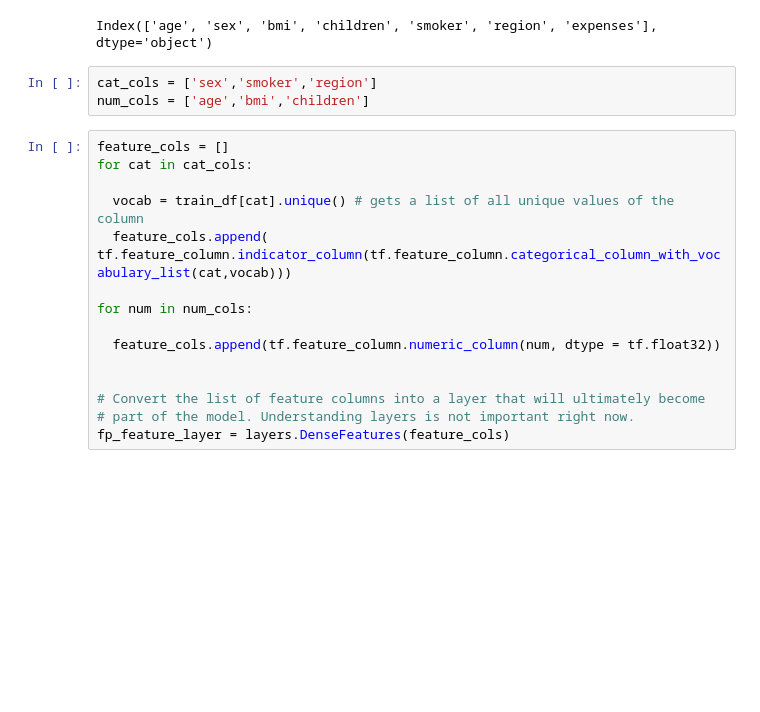
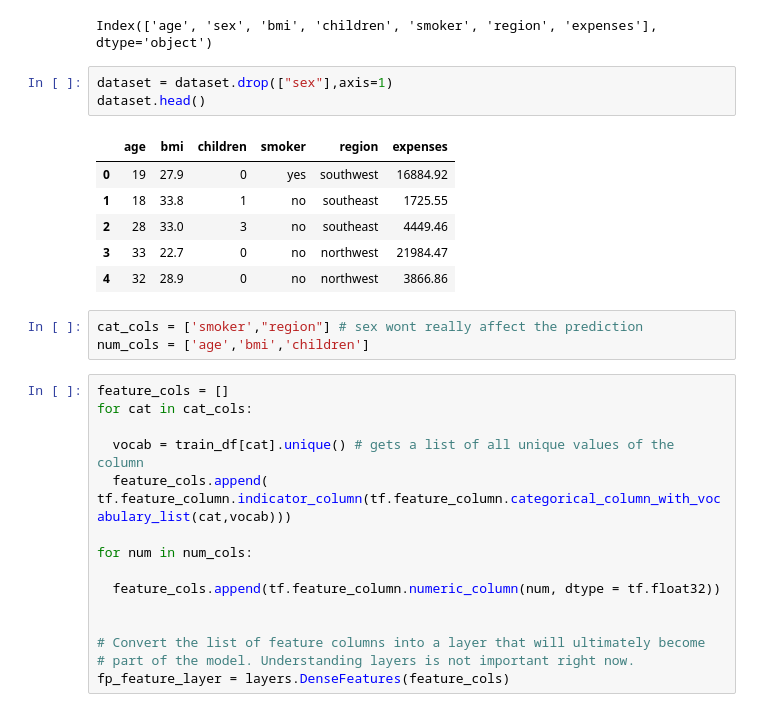
Before and after one commit to KeremAydin98/machine-learning-with-python-projects, a Jupyter notebook: predict_healthcare_costs.ipynb, the cells around one changed output. Drawn from its saved outputs; the diff is of its cells as text; blank space fills up the shorter version.

```diff
--- a/predict_healthcare_costs.ipynb
+++ b/predict_healthcare_costs.ipynb
@@ -54,8 +54,18 @@ train_df
 dataset.columns
 # %% [output]
 Index(['age', 'sex', 'bmi', 'children', 'smoker', 'region', 'expenses'], dtype='object')
+# %%
+dataset = dataset.drop(["sex"],axis=1)
+dataset.head()
+# %% [output]
+|  | age | bmi | children | smoker | region | expenses |
+| 0 | 19 | 27.9 | 0 | yes | southwest | 16884.92 |
+| 1 | 18 | 33.8 | 1 | no | southeast | 1725.55 |
+| 2 | 28 | 33.0 | 3 | no | southeast | 4449.46 |
+| 3 | 33 | 22.7 | 0 | no | northwest | 21984.47 |
+| 4 | 32 | 28.9 | 0 | no | northwest | 3866.86 |
 # %%
-cat_cols = ['sex','smoker','region']
+cat_cols = ['smoker',"region"] # sex wont really affect the prediction
 num_cols = ['age','bmi','children']
 # %%
 feature_cols = []
```
Also changed, not shown: parts of 3 cells of this notebook.
